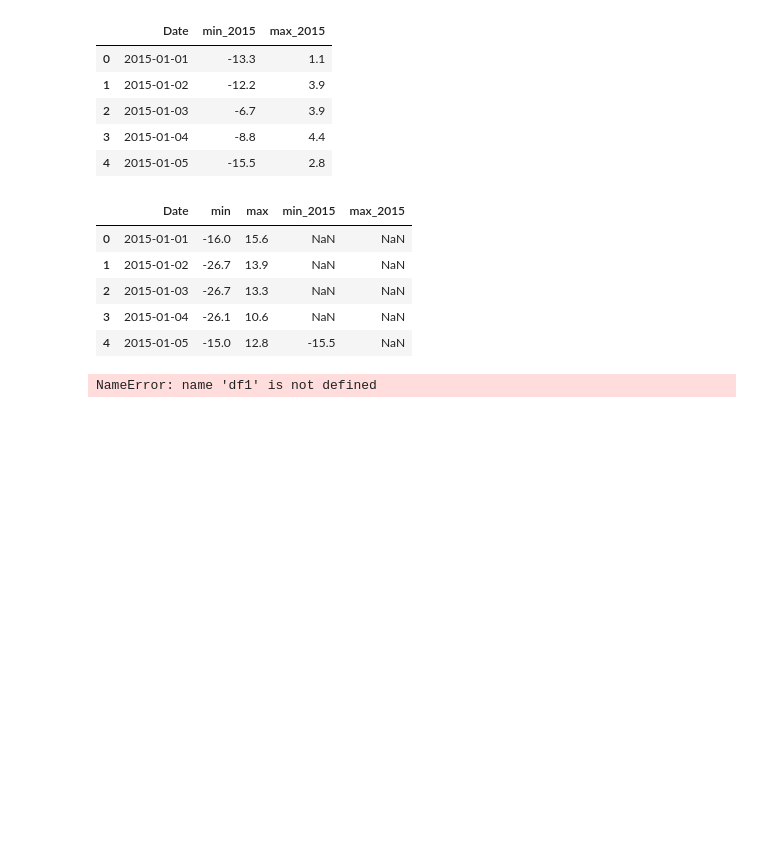
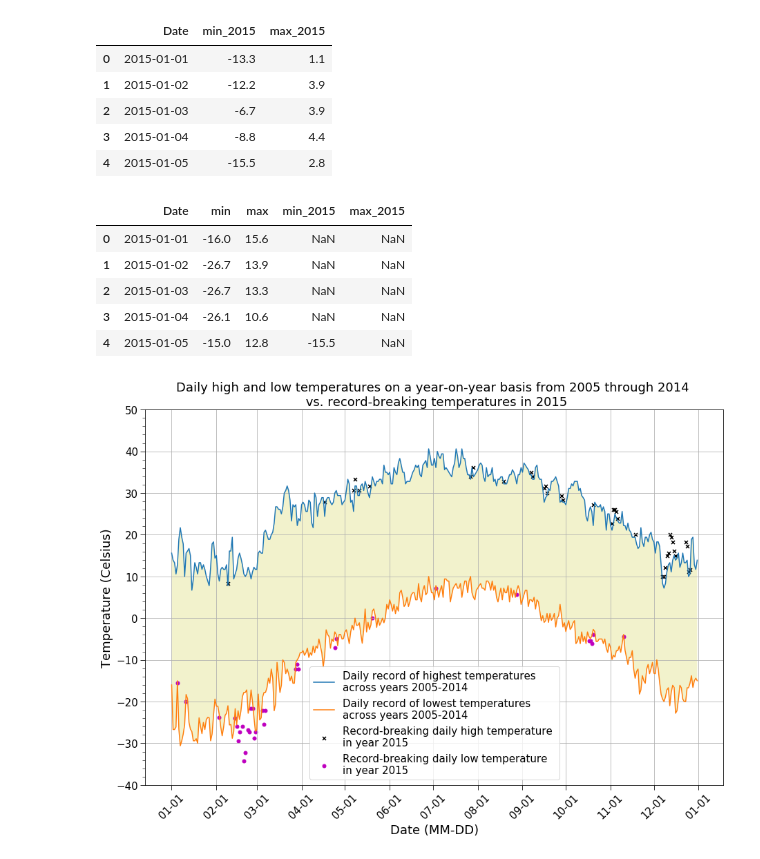
Before and after one commit to herongzheng/ML-Projects, a Jupyter notebook: Course2_A2.ipynb, the cells around one changed output. Saved outputs shown, nothing was run; the diff lists cells and outputs as text; code cells hidden in the pictures; blank space fills up the shorter version.

```diff
--- a/Course2_A2.ipynb
+++ b/Course2_A2.ipynb
@@ -48,7 +48,7 @@ leaflet_plot_stations(400,'fb441e62df2d58994928907a91895ec62c2c42e6cd075c2700843
 # %%
 import pandas as pd
 # data = pd.read_csv('data/C2A2_data/BinnedCsvs_d400/fb441e62df2d58994928907a91895ec62c2c42e6cd075c2700843b89.csv')
-data = pd.read_csv('./raw_data.csv')
+data = pd.read_csv('./temperature_data.csv')
 data.head(5)
 # %% [output]
 |  | ID | Date | Element | Data_Value |
@@ -136,39 +136,38 @@ import matplotlib.dates as mdates
 from matplotlib.dates import DateFormatter
 import matplotlib.ticker as ticker
 
-
 # plot 2005 - 2014 data by lines
-plt.figure(figsize=(15,10))
+fig = plt.figure(figsize=(15,10))
 
 plt.plot(df1['Date'], df1['max'], label = 'Daily record of highest temperatures \nacross years 2005-2014 ')
 plt.plot(df1['Date'], df1['min'], label = 'Daily record of lowest temperatures \nacross years 2005-2014 ')
 
 ax = plt.gca()
 
 ax.fill_between(list(df1['Date']), df1['min'], df1['max'], facecolor='y', alpha=0.2)
 
 # plot 2015 data by scattor plot
 plt.scatter(list(df1['Date']), df1['max_2015'], marker='x', s=25, c='k', label = 'Record-breaking daily high temperature \nin year 2015')
 plt.scatter(list(df1['Date']), df1['min_2015'], marker='o', s=25, c='m', label = 'Record-breaking daily low temperature \nin year 2015')
 
 ax.xaxis.set_major_formatter(DateFormatter("%m-%d"))
 ax.xaxis.set_major_locator(mdates.MonthLocator())
 ax.yaxis.set_minor_locator(ticker.AutoMinorLocator())
 for item in ax.xaxis.get_ticklabels():
     item.set_rotation(45)
 
 ax.tick_params(which='minor', length=4)
 ax.tick_params(which='major', length=7)
 ax.tick_params(labelsize = 15)
 
 plt.xlabel('Date (MM-DD)', fontsize=18)
 plt.ylabel('Temperature (Celsius)', fontsize=18)
 plt.legend(fontsize=15)
 plt.title('Daily high and low temperatures on a year-on-year basis from 2005 through 2014 \n vs. record-breaking temperatures in 2015',
           fontsize=18)
 
 plt.ylim([-40, 50])
 plt.grid()
 plt.show()
 # %% [output]
-NameError: name 'df1' is not defined
+[figure, added]
```
Also changed, not shown: parts of 2 cells of this notebook.
